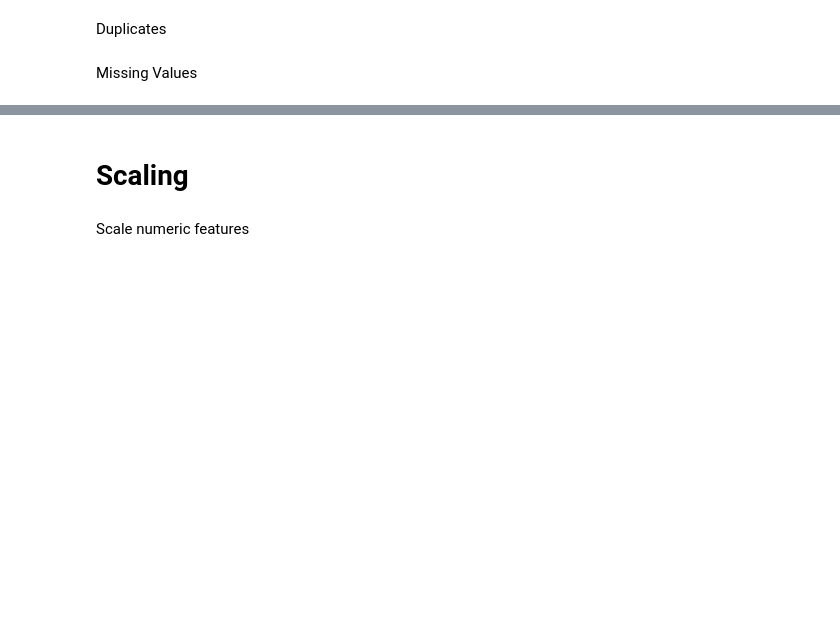
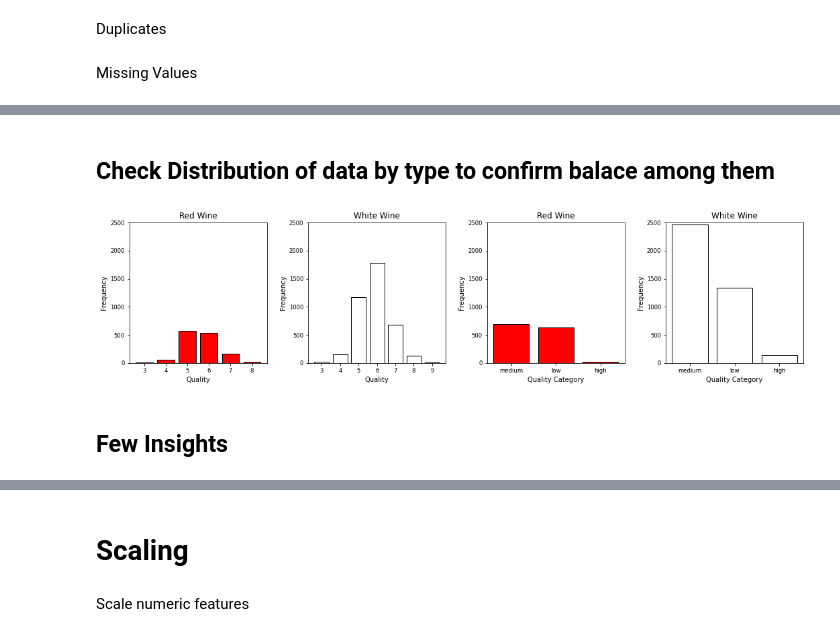
Before and after one commit to LouiseDantas/WineRank, a Jupyter notebook: notebooks/datamodel.ipynb, the cells around one changed output, grey strips where cells are left out. Drawn from its saved outputs; the diff is of its cells as text; code cells hidden in the pictures; blank space fills up the shorter version.

```diff
--- a/notebooks/datamodel.ipynb
+++ b/notebooks/datamodel.ipynb
@@ -63,0 +104,50 @@ data=data.dropna()
+# %% [markdown]
+## Check Distribution of data by type to confirm balace among them
+# %%
+fig=plt.figure(figsize=(18,4))
+fig.subplots_adjust(top=0.85,wspace=0.3)
+
+ax1=fig.add_subplot(1,4,1)
+ax1.set_title("Red Wine")
+ax1.set_xlabel("Quality")
+ax1.set_ylabel("Frequency")
+red_summary=data[data['type']=='red']['quality'].value_counts()
+red_summary=(list(red_summary.index),list(red_summary.values))
+ax1.set_ylim([0,2500])
+ax1.tick_params(axis='both',which='major',labelsize=8.5)
+bar_1=ax1.bar(red_summary[0],red_summary[1],color='red',edgecolor='black', linewidth=1)
+
+ax2=fig.add_subplot(1,4,2)
+ax2.set_title("White Wine")
+ax2.set_xlabel("Quality")
+ax2.set_ylabel("Frequency")
+white_summary=data[data['type']=='white']['quality'].value_counts()
+white_summary=(list(white_summary.index),list(white_summary.values))
+ax2.set_ylim([0,2500])
+ax2.tick_params(axis='both',which='major',labelsize=8.5)
+bar_2=ax2.bar(white_summary[0],white_summary[1],color='white',edgecolor='black', linewidth=1)
+
+
+ax3=fig.add_subplot(1,4,3)
+ax3.set_title("Red Wine")
+ax3.set_xlabel("Quality Category")
+ax3.set_ylabel("Frequency")
+red_summary=data[data['type']=='red']['quality_bins'].value_counts()
+red_summary=(list(red_summary.index),list(red_summary.values))
+ax3.set_ylim([0,2500])
+ax3.tick_params(axis='both',which='major',labelsize=8.5)
+bar_1=ax3.bar(red_summary[0],red_summary[1],color='red',edgecolor='black', linewidth=1)
+
+ax4=fig.add_subplot(1,4,4)
+ax4.set_title("White Wine")
+ax4.set_xlabel("Quality Category")
+ax4.set_ylabel("Frequency")
+white_summary=data[data['type']=='white']['quality_bins'].value_counts()
+white_summary=(list(white_summary.index),list(white_summary.values))
+ax4.set_ylim([0,2500])
+ax4.tick_params(axis='both',which='major',labelsize=8.5)
+bar_4=ax4.bar(white_summary[0],white_summary[1],color='white',edgecolor='black', linewidth=1)
+# %% [output]
+[figure, added]
+# %% [markdown]
+## Few Insights
```
Also changed, not shown: parts of 45 cells of this notebook.
